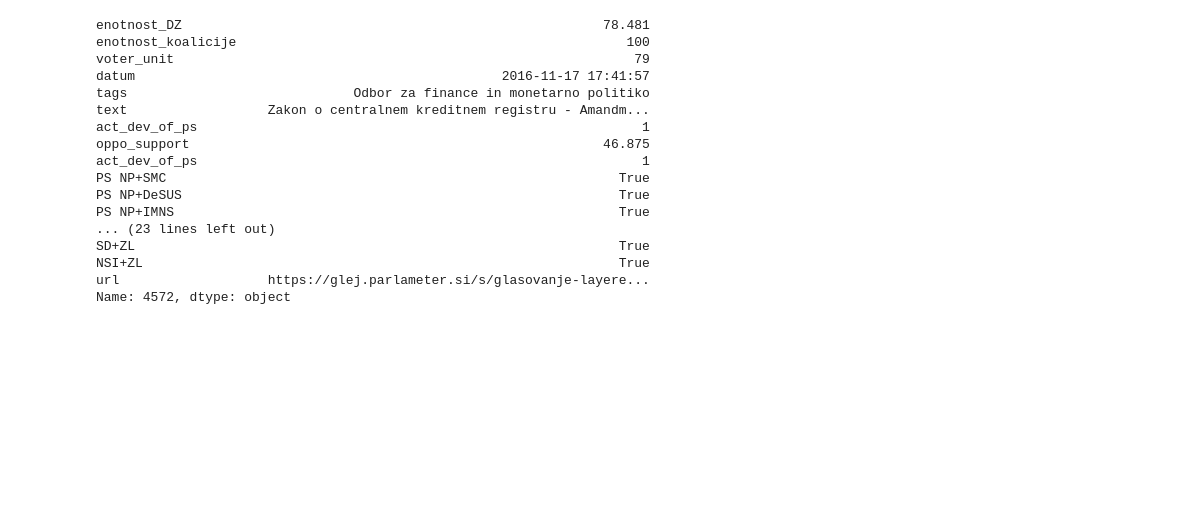
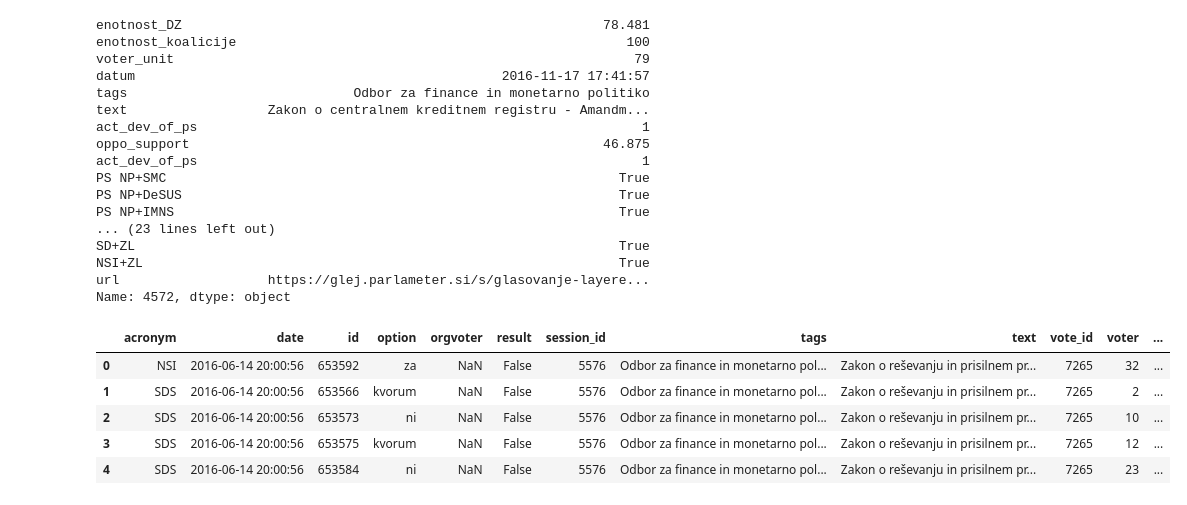
Before and after one commit to danesjenovdan/parlalize, a Jupyter notebook: editorial/editorial.ipynb, the cells around one changed output. Saved outputs shown, nothing was run; the diff lists cells and outputs as text; code cells hidden in the pictures; blank space fills up the shorter version.

```diff
--- a/editorial/editorial.ipynb
+++ b/editorial/editorial.ipynb
@@ -246,3 +250,12 @@ SD+ZL                                                              True
 NSI+ZL                                                             True
 url                   https://glej.parlameter.si/s/glasovanje-layere...
 Name: 4572, dtype: object
+# %%
+data.head()
+# %% [output]
+|  | acronym | date | id | option | orgvoter | result | session_id | tags | text | vote_id | voter | ... |
+| 0 | NSI | 2016-06-14 20:00:56 | 653592 | za | NaN | False | 5576 | Odbor za finance in monetarno pol... | Zakon o reševanju in prisilnem pr... | 7265 | 32 | ... |
+| 1 | SDS | 2016-06-14 20:00:56 | 653566 | kvorum | NaN | False | 5576 | Odbor za finance in monetarno pol... | Zakon o reševanju in prisilnem pr... | 7265 | 2 | ... |
+| 2 | SDS | 2016-06-14 20:00:56 | 653573 | ni | NaN | False | 5576 | Odbor za finance in monetarno pol... | Zakon o reševanju in prisilnem pr... | 7265 | 10 | ... |
+| 3 | SDS | 2016-06-14 20:00:56 | 653575 | kvorum | NaN | False | 5576 | Odbor za finance in monetarno pol... | Zakon o reševanju in prisilnem pr... | 7265 | 12 | ... |
+| 4 | SDS | 2016-06-14 20:00:56 | 653584 | ni | NaN | False | 5576 | Odbor za finance in monetarno pol... | Zakon o reševanju in prisilnem pr... | 7265 | 23 | ... |
```
Also changed, not shown: parts of 6 cells of this notebook, 10 other files.
